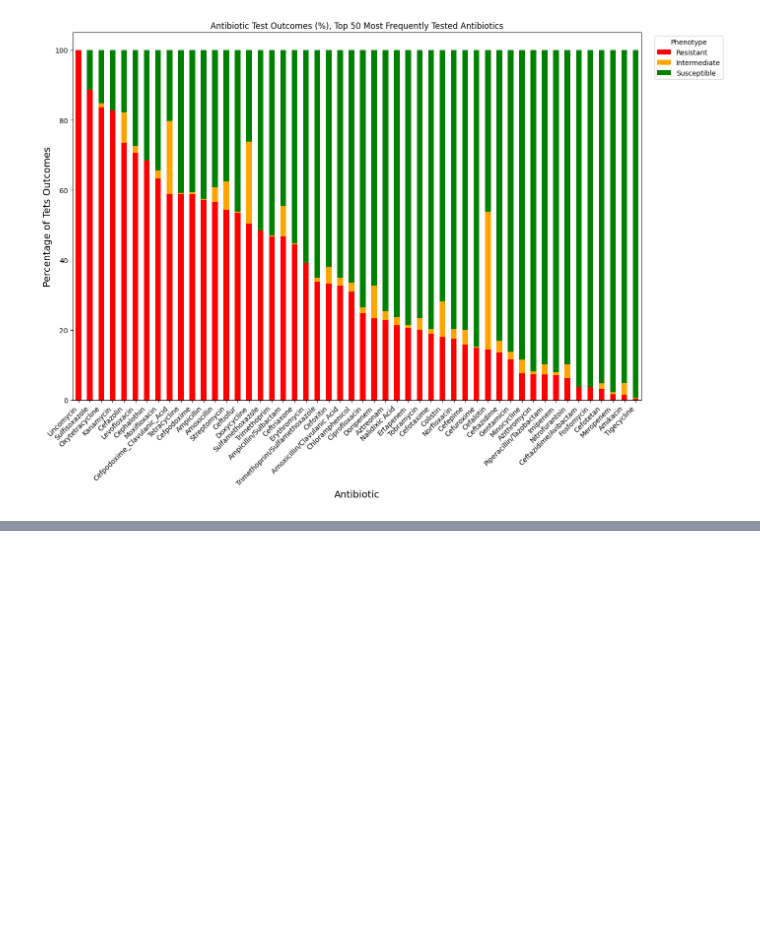
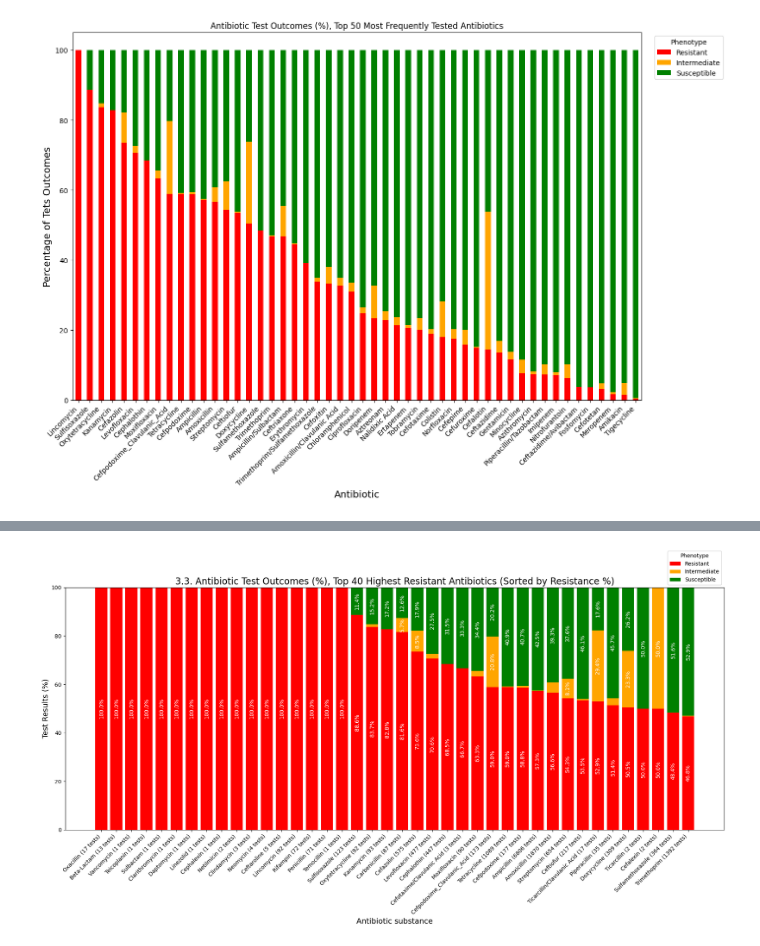
Before and after one commit to maschamiriam/Antibiotic-resistance_EDA, a Jupyter notebook: E-coli_resistance_data_analysis.ipynb, the cells around one changed output, grey strips where cells are left out. Saved outputs shown, nothing was run; the diff lists cells and outputs as text; code cells hidden in the pictures; blank space fills up the shorter version.

```diff
--- a/E-coli_resistance_data_analysis.ipynb
+++ b/E-coli_resistance_data_analysis.ipynb
@@ -269 +276,49 @@ KeyError: 'Total'
+# %%
+### 3.3.1. Stacked bar plot for top 40 antibiotics with highest resistance %
+# Note: This is an additional plot to visualize the top 40 antibiotics with the highest resistance rates, which may provide more insights into the distribution of resistance across a larger set of antibiotics, while still maintaining readability by focusing on those with the highest resistance percentages (> 50%).
+
+total_normalized = summary_df.drop(columns='Total')
+total_norm_rate = total_normalized.div(total_normalized.sum(axis=1), axis=0) * 100  # Normalize and calculate percentages
+top40_resist_rate = total_norm_rate.sort_values(by='Resistant', ascending=False).head(40)     # Choose top 40 antibiotics based on highest resistance rates
+# print("\nTop 40 Antibiotics with Highest Resistance Rates (%):\n", top40_resist_rate)  # optional: helps to check if the top 40 antibiotics are being selected correctly based on resistance rates
+
+# Include number of tests per antibiotic in the x-axis labels for better context
+top40_resist_rate.index = [f"{ab} ({summary_df.loc[ab, 'Total']} tests)" for ab in top40_resist_rate.index]  # add total test counts to x-axis labels for better context
+
+fig, ax = plt.subplots(figsize=(18, 10))
+
+# Stack bar segments manually to annotate later
+bottoms = [0] * len(top40_resist_rate)
+colors = {'Resistant': 'red', 'Intermediate': 'orange', 'Susceptible': 'green'}
+
+for col in ['Resistant', 'Intermediate', 'Susceptible']:
+    values = top40_resist_rate[col]
+    bars = ax.bar(top40_resist_rate.index, values, bottom=bottoms, label=col, color=colors[col])
+
+    # Add labels
+    for bar, value, bottom in zip(bars, values, bottoms):
+        if value > 5:  # avoid clutter for very small bars
+            ax.text(
+                bar.get_x() + bar.get_width() / 2,
+                bottom + value / 2,
+                f'{value:.1f}%',
+                ha='center',
+                va='center',
+                rotation=90,
+                fontsize=10,
+                color='white'
+            )
+    # Update bottoms for next stack
+    bottoms = [b + v for b, v in zip(bottoms, values)]
+
+# Plot settings
+ax.set_title('3.3. Antibiotic Test Outcomes (%), Top 40 Highest Resistant Antibiotics (Sorted by Resistance %)', fontsize=17)
+ax.set_ylabel('Test Results (%)', fontsize=14)
+ax.set_xlabel('Antibiotic substance', fontsize=14)
+plt.xticks(rotation=45, ha='right', fontsize=10)
+ax.legend(title='Phenotype', bbox_to_anchor=(1, 1), loc='lower right')
+plt.tight_layout()
+plt.show()
+# %% [output]
+[figure, added]
 # %% [markdown]
```
Also changed, not shown: parts of 7 cells of this notebook.
